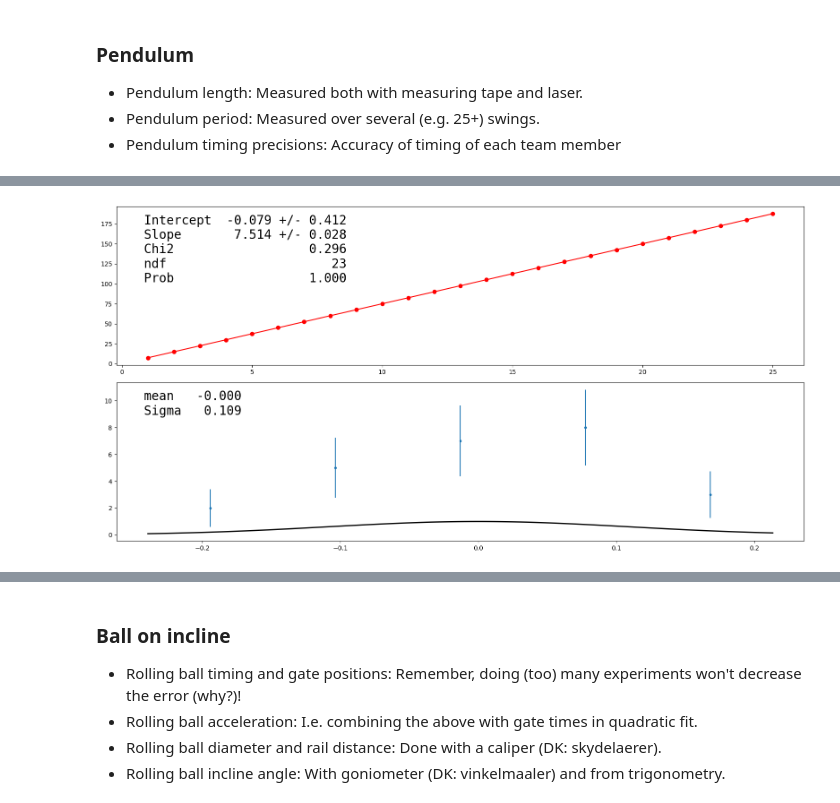
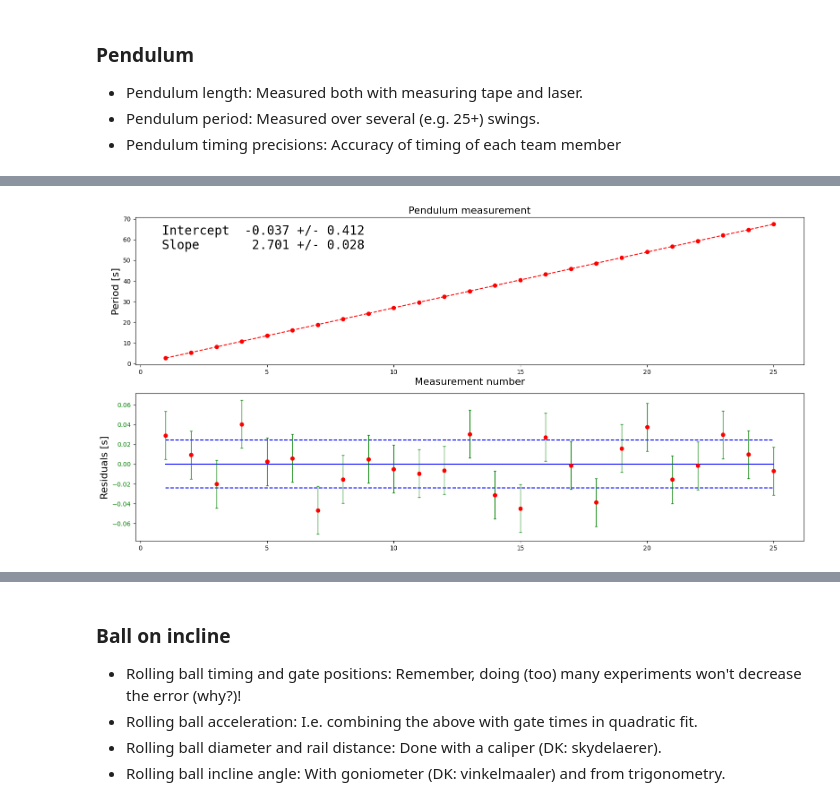
Before and after one commit to BerlinObel/AppStat2023-Project, a Jupyter notebook: Project.ipynb, the cells around one changed output, grey strips where cells are left out. Drawn from its saved outputs; the diff is of its cells as text; code cells hidden in the pictures.

Commit message:
pendulum data
measurements from pendulum experiment

```diff
--- a/Project.ipynb
+++ b/Project.ipynb
@@ -108,9 +122,17 @@ slop_2  = np.loadtxt('Data/data_RevDir_MedBall1.txt', delimiter='\t')
 
 periods = np.full_like(np.ones((5,25)),7.51)
 
+pend_1  = np.loadtxt('oscar_2.dat', delimiter='\t')
+pend_2  = np.loadtxt('pernille_2.dat', delimiter='\t')
+pend_3  = np.loadtxt('andras_1.dat', delimiter='\t')
+pend_4  = np.loadtxt('andras_1.dat', delimiter='\t')
+pend_5  = np.loadtxt('andras_1.dat', delimiter='\t')
+
+
 for i in range(2,5):
     periods[i] = periods[i]*(np.arange(25)+1)+ r.normal(0, 0.033, 25)
 
-periods[0] = pend_1[:,1]
-periods[1] = pend_2[:,1]
+periods[0] = pend_1[0:25,1]
+periods[1] = pend_2[0:25,1]
+periods[2] = pend_3[0:25,1]
 # %%
@@ -125,17 +152,19 @@ def calculate_rms_residuals(x_data, y_data, fit_params):
     residuals = y_data - linear_model(x_data, *fit_params)
     return np.sqrt(np.mean(residuals**2))
 # %%
+
+
 N_measurements = 25
-N_exp = 2
+N_exp = 5
 x_data = np.arange(N_measurements)+1
-N_bins = 5
+N_bins = 25
 
 Pendulum_Chi2 = np.zeros(N_exp)
 Pendulum_Prob = np.zeros(N_exp)
+
+residuals =list()
 # %%
 for iexp in range(N_exp):
-
-
     chi2_object = Chi2Regression(linear_model, x_data, periods[iexp])
     m = Minuit(chi2_object,a=7.5,b=0)
     m.migrad()
@@ -149,41 +178,46 @@ for iexp in range(N_exp):
     Pendulum_Prob[iexp] = ProbLin
 
 
+    residual = periods[iexp] - linear_model(x_data, m.values['a'], m.values['b'])
+    residuals.append(residual)
 
-    residuals = periods[iexp] - linear_model(x_data, m.values['a'], m.values['b'])
-    y, bin_edges = np.histogram(residuals, bins=N_bins)
-    x = 0.5*(bin_edges[:-1] + bin_edges[1:])
-    sy = np.sqrt(y)
-    mean, stddev = stats.norm.fit(residuals)
-    x_gauss = np.linspace(min(residuals), max(residuals), 100)
+
+    mean, stddev = stats.norm.fit(residual)
+
+
+    fig, axes = plt.subplots(nrows=2, figsize=(16, 8))
+    ax=axes[0]
+    ax.errorbar(x_data, periods[iexp],0.033, fmt='ro', ecolor='b', elinewidth=1, capsize=2, capthick=1)
+    ax_res = axes[1]
+
+    ax.plot(x_data, linear_model(x_data, *m.values[:]), '--r')
+
+    ax.set_xlabel('Measurement number', fontsize=16)
+    ax.set_ylabel('Period [s]', fontsize=16)
+    ax.set_title('Pendulum measurement', fontsize=16)
+
+
+    ax_res.plot(x_data, np.zeros_like(x_data), '-b')
+    ax_res.plot(x_data, np.full_like(x_data,stddev,dtype=float), '--b')
+    ax_res.plot(x_data, np.full_like(x_data,-stddev,dtype=float), '--b')
+
+    ax_res.errorbar(x_data, residual,stddev, fmt='ro', ecolor='g', elinewidth=1, capsize=2, capthick=1)
+    # set ax_res to only fill the botoom quarter of the figure
+    ax_res.set_ylabel('Residuals [s]', fontsize=16)
+    ax_res.tick_params(axis='y', labelcolor='g')
+
+
+
+    d = {'Intercept':[m.values['b'], m.errors['b']],
+        'Slope':    [m.values['a'], m.errors['a']],
+        }
 
 
 
 
-
-    fig, ax = plt.subplots(nrows=2,figsize=(16, 8))
-    ax[0].errorbar(x_data, periods[iexp],0.033, fmt='ro', ecolor='k', elinewidth=1, capsize=2, capthick=1)
-    ax[0].plot(x_data, linear_model(x_data, *m.values[:]), '-r')
-
-    d = {'Intercept':[m.values['b'], m.errors['b']],
-        'Slope':    [m.values['a'], m.errors['a']],
-        'Chi2':     Chi2Lin,
-        'ndf':      NdofLin,
-        'Prob':     ProbLin,
-        }
+    text = nice_string_output(d, extra_spacing=2, decimals=3)
+    add_text_to_ax(0.04, 0.95, text, ax, fontsize=20)
 
 
-    hist = ax[1].errorbar(x, y, sy, fmt='.')
-    ax[1].plot(x_gauss, gaussian(x_gauss, 1, mean, stddev), 'k', linewidth=2)
-
-    dd = {'mean':mean,
-        'Sigma':    stddev,
-        }
-    text2 = nice_string_output(dd, extra_spacing=2, decimals=3)
-    add_text_to_ax(0.04, 0.95, text2, ax[1], fontsize=20)
-
-
-    text = nice_string_output(d, extra_spacing=2, decimals=3)
-    add_text_to_ax(0.04, 0.95, text, ax[0], fontsize=20)
     fig.tight_layout()
 # %% [output]
@@ -191 +225 @@ for iexp in range(N_exp):
-[figure, old version]
+[figure, new version]
```
Also changed, not shown: parts of 6 cells of this notebook, 9 other files.
